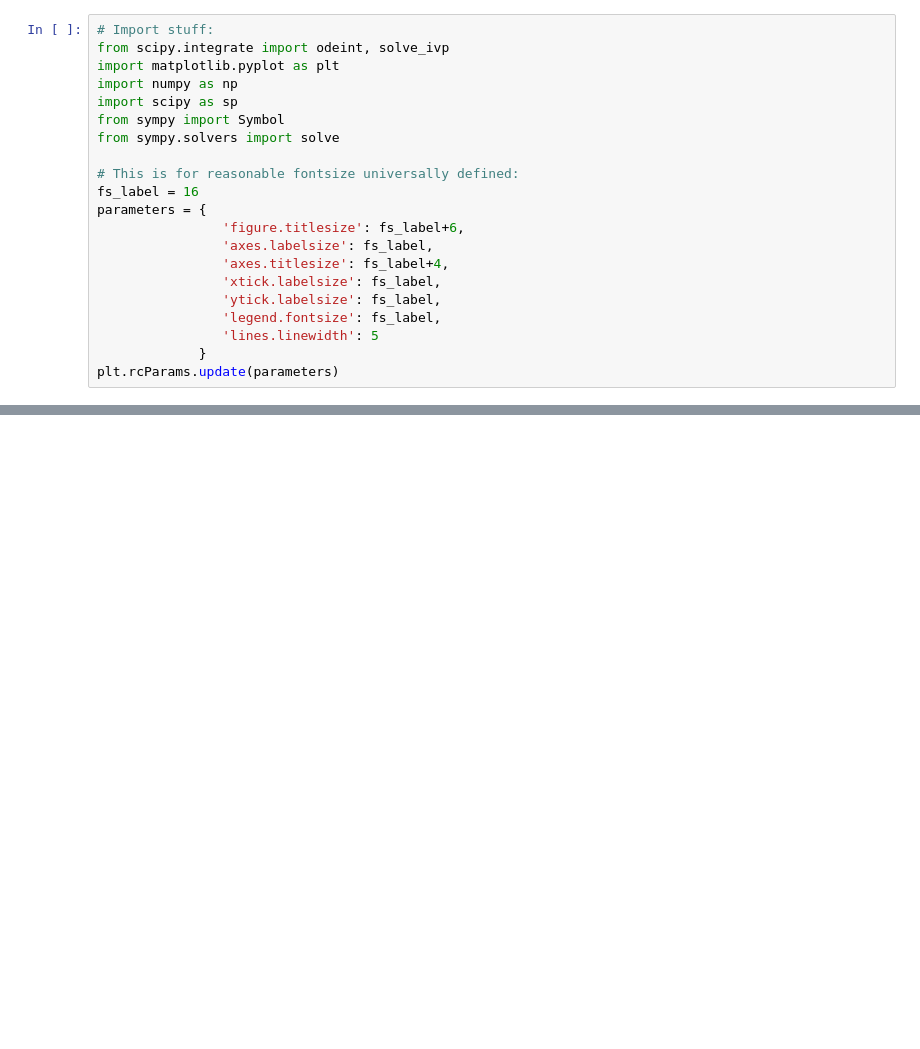
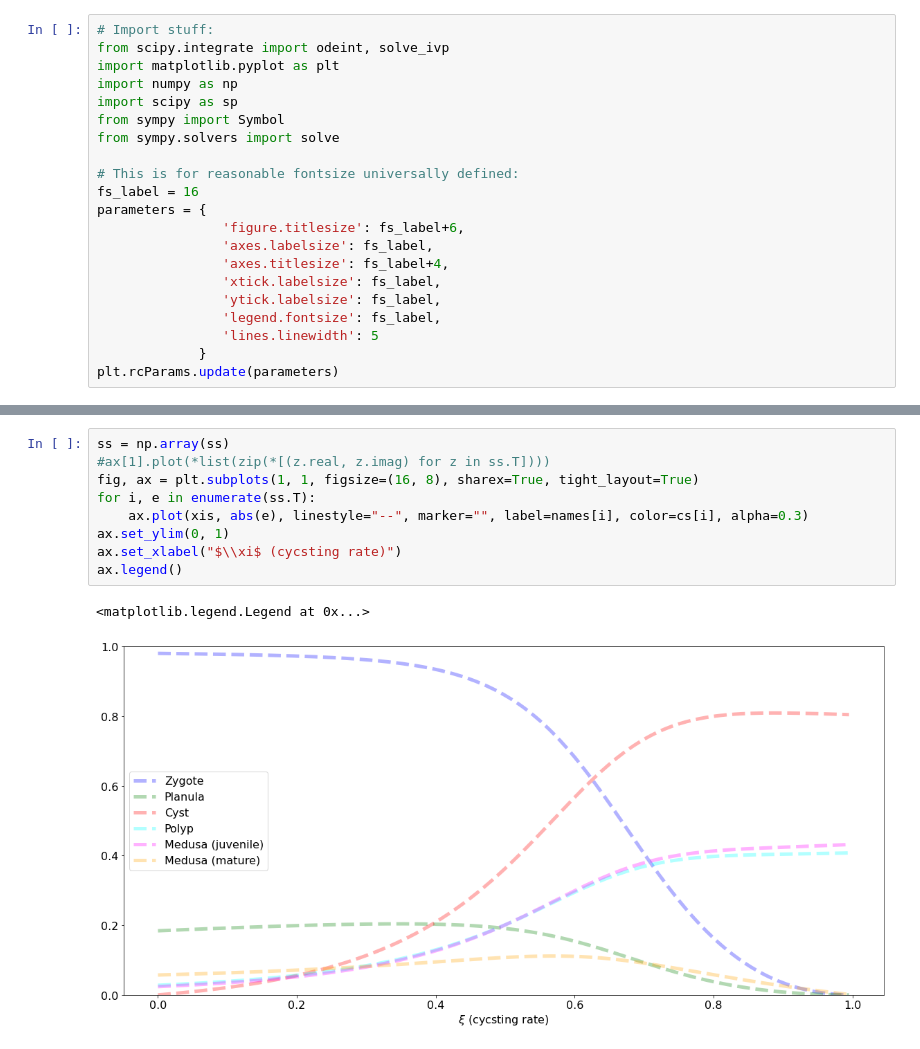
Before and after one commit to chrberrig/MatBio, a Jupyter notebook: simulations/project_TurritopsisDohrnii.ipynb, the cells around one changed output, grey strips where cells are left out. Cells and saved outputs as stored; diff of their text form; blank space fills up the shorter version.

```diff
--- a/simulations/project_TurritopsisDohrnii.ipynb
+++ b/simulations/project_TurritopsisDohrnii.ipynb
@@ -110,0 +145,12 @@ No handles with labels found to put in legend.
+# %%
+ss = np.array(ss)
+#ax[1].plot(*list(zip(*[(z.real, z.imag) for z in ss.T])))
+fig, ax = plt.subplots(1, 1, figsize=(16, 8), sharex=True, tight_layout=True)
+for i, e in enumerate(ss.T):
+    ax.plot(xis, abs(e), linestyle="--", marker="", label=names[i], color=cs[i], alpha=0.3)
+ax.set_ylim(0, 1)
+ax.set_xlabel("$\\xi$ (cycsting rate)")
+ax.legend()
+# %% [output]
+<matplotlib.legend.Legend at 0x...>
+[figure, added]
```
Also changed, not shown: parts of 6 cells of this notebook.
